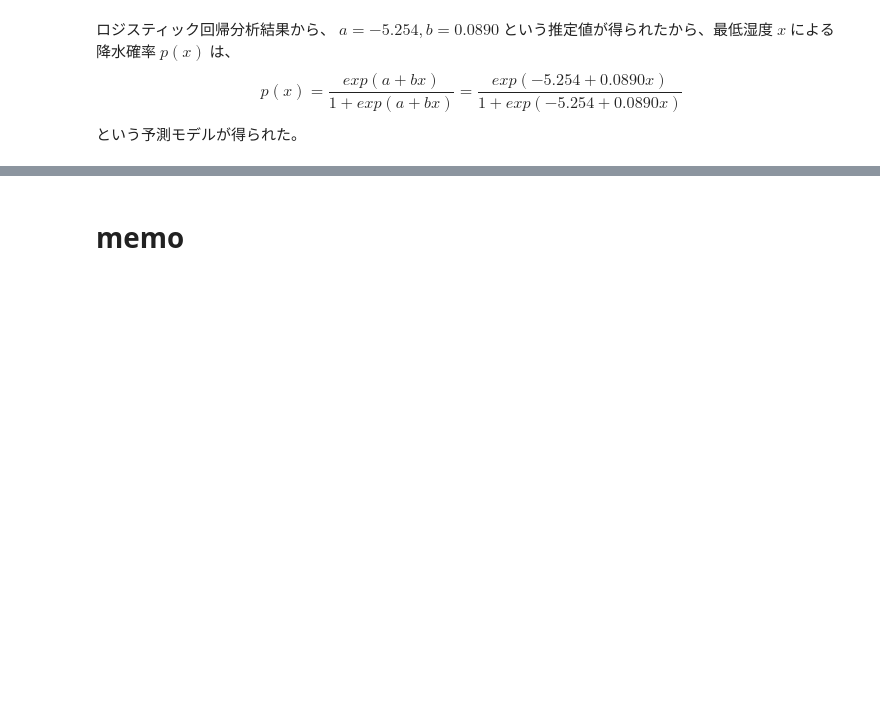
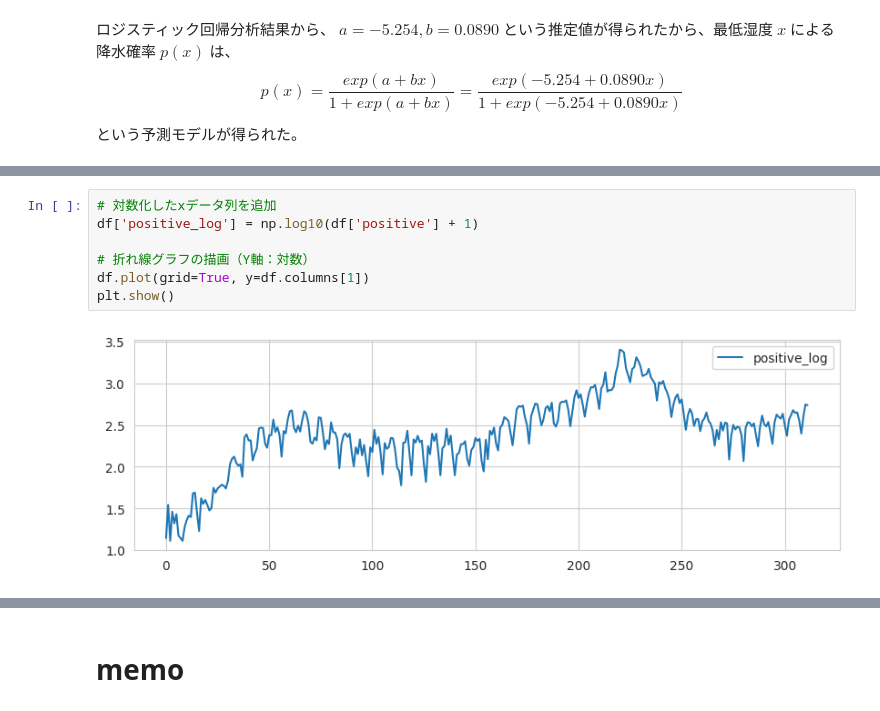
Before and after one commit to MDASH-shinshu/MDASH-T-DS, a Jupyter notebook: 4/4_data_analysis_colab.ipynb, the cells around one changed output, grey strips where cells are left out. Cells and saved outputs as stored; diff of their text form; blank space fills up the shorter version.

```diff
--- a/4/4_data_analysis_colab.ipynb
+++ b/4/4_data_analysis_colab.ipynb
@@ -472,0 +545,9 @@ $$ p(x) = \frac{exp(a+bx)}{1+exp(a+bx)} = \frac{exp(-5.254 + 0.0890x)}{1+exp(-5.
+# %%
+# 対数化したxデータ列を追加
+df['positive_log'] = np.log10(df['positive'] + 1)
+
+# 折れ線グラフの描画（Y軸：対数）
+df.plot(grid=True, y=df.columns[1])
+plt.show()
+# %% [output]
+[figure, added]
```
Also changed, not shown: parts of 52 cells of this notebook.
